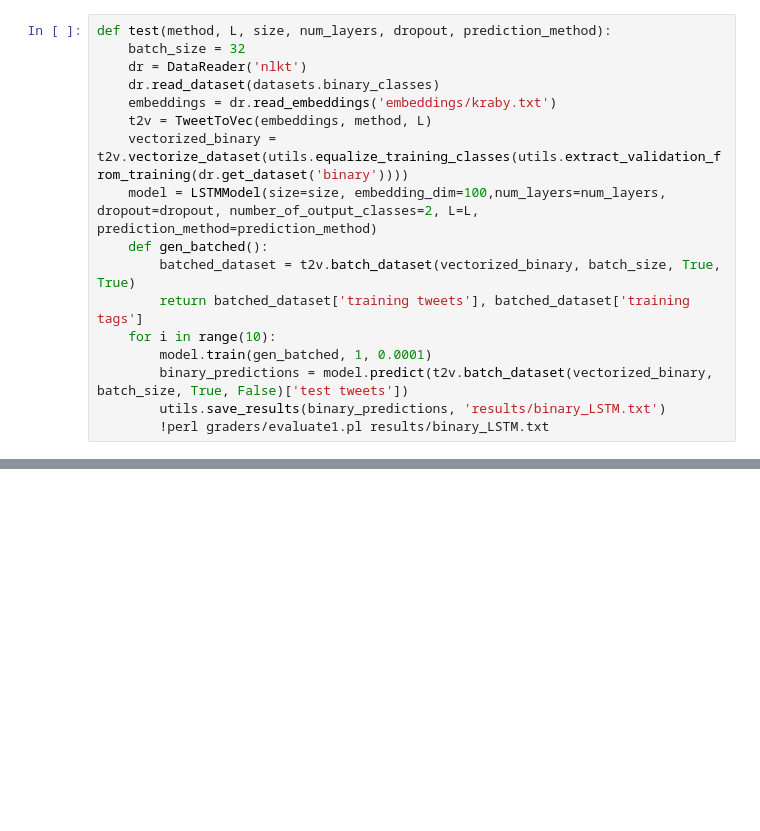
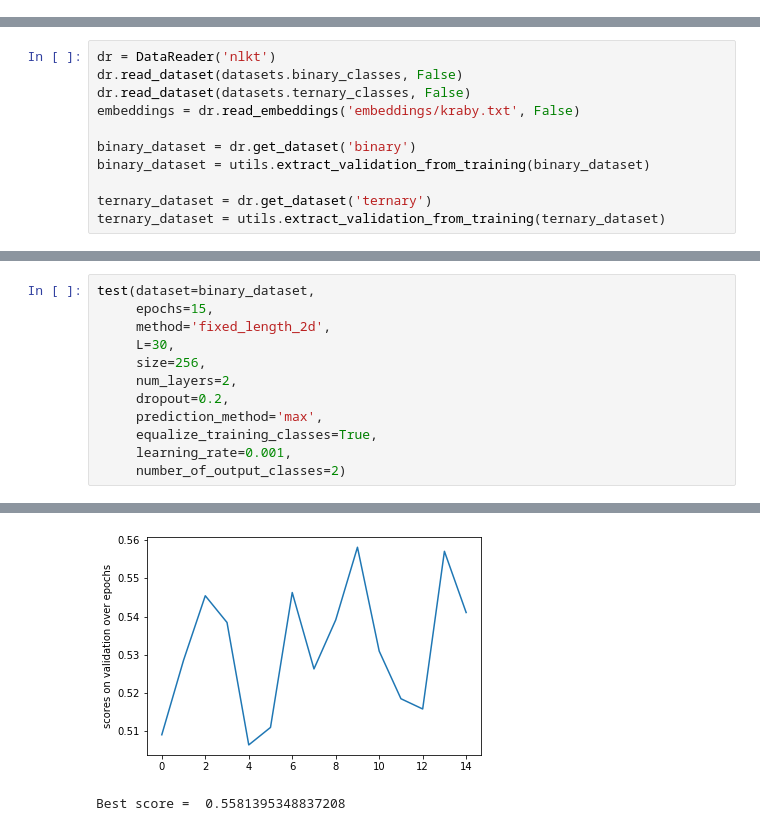
Before and after one commit to Mateuszrze/PolEval2019Task6, a Jupyter notebook: LSTM_results.ipynb, the cells around one changed output, grey strips where cells are left out. Drawn from its saved outputs; the diff is of its cells as text; blank space fills up the shorter version.

Commit message:
LSTM version ready to hyperparameter tuning (notebook has partial tuning results)

```diff
--- a/LSTM_results.ipynb
+++ b/LSTM_results.ipynb
@@ -15,17 +0,0 @@ import torch.optim as optim
-# %%
-def test(method, L, size, num_layers, dropout, prediction_method):
-    batch_size = 32
-    dr = DataReader('nlkt')
-    dr.read_dataset(datasets.binary_classes)
-    embeddings = dr.read_embeddings('embeddings/kraby.txt')
-    t2v = TweetToVec(embeddings, method, L)
-    vectorized_binary = t2v.vectorize_dataset(utils.equalize_training_classes(utils.extract_validation_from_training(dr.get_dataset('binary'))))
-    model = LSTMModel(size=size, embedding_dim=100,num_layers=num_layers, dropout=dropout, number_of_output_classes=2, L=L, prediction_method=prediction_method)
-    def gen_batched():
-        batched_dataset = t2v.batch_dataset(vectorized_binary, batch_size, True, True)
-        return batched_dataset['training tweets'], batched_dataset['training tags']
-    for i in range(10):
-        model.train(gen_batched, 1, 0.0001)
-        binary_predictions = model.predict(t2v.batch_dataset(vectorized_binary, batch_size, True, False)['test tweets'])
-        utils.save_results(binary_predictions, 'results/binary_LSTM.txt')
-        !perl graders/evaluate1.pl results/binary_LSTM.txt
@@ -312,0 +17,11 @@ Accuracy = 86.10%
+# %%
+dr = DataReader('nlkt')
+dr.read_dataset(datasets.binary_classes, False)
+dr.read_dataset(datasets.ternary_classes, False)
+embeddings = dr.read_embeddings('embeddings/kraby.txt', False)
+
+binary_dataset = dr.get_dataset('binary')
+binary_dataset = utils.extract_validation_from_training(binary_dataset)
+
+ternary_dataset = dr.get_dataset('ternary')
+ternary_dataset = utils.extract_validation_from_training(ternary_dataset)
@@ -312,0 +161,13 @@ Accuracy = 86.10%
+# %%
+test(dataset=binary_dataset,
+     epochs=15,
+     method='fixed_length_2d',
+     L=30,
+     size=256,
+     num_layers=2,
+     dropout=0.2,
+     prediction_method='max',
+     equalize_training_classes=True,
+     learning_rate=0.001,
+     number_of_output_classes=2)
+# %% [output]
@@ -312,0 +189,2 @@ Accuracy = 86.10%
+[figure, added]
+Best score =  0.5581395348837208
```
Also changed, not shown: parts of 48 cells of this notebook, 1 other file.
